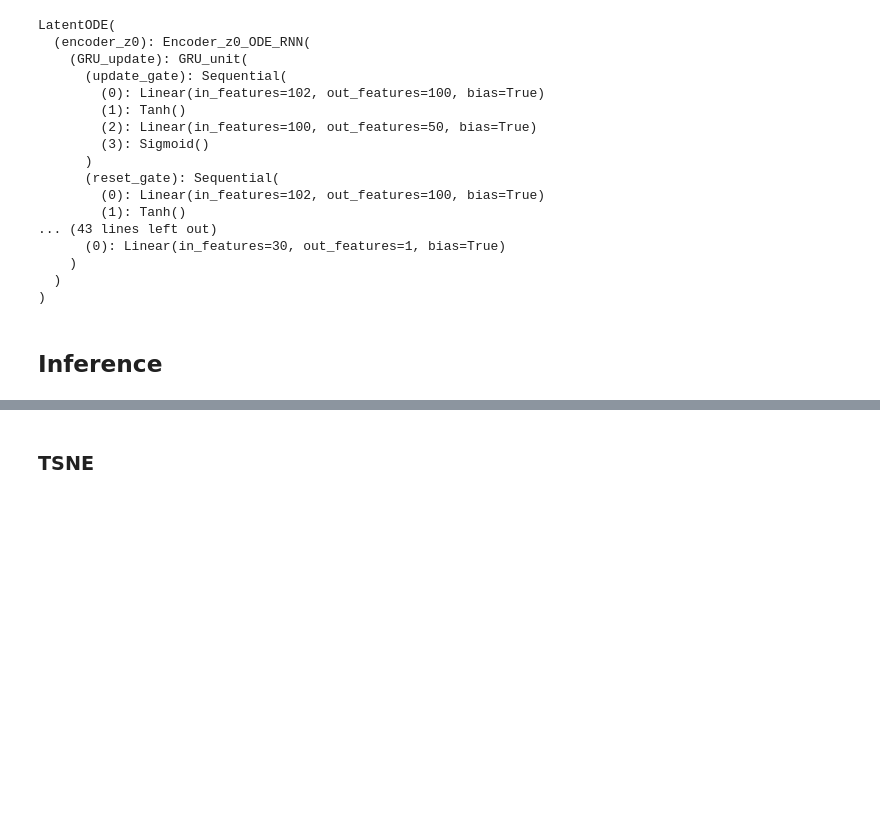
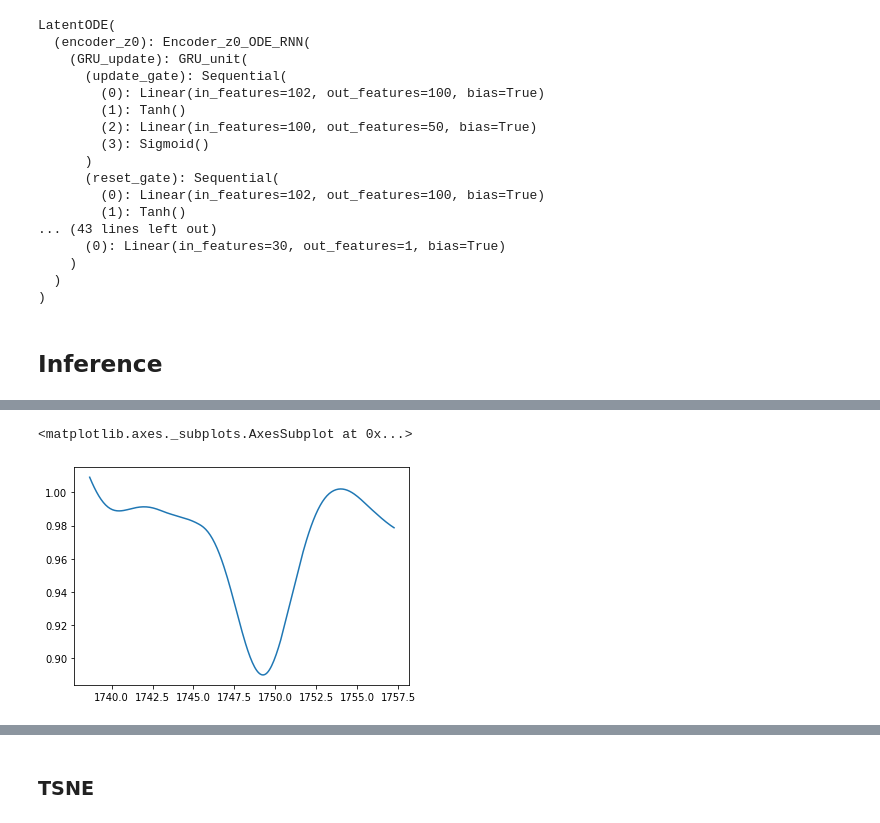
Before and after one commit to glennkroegel/pytorch-starlightcurves, a Jupyter notebook: reconstruct_interpolated_latent_ode.ipynb, the cells around one changed output, grey strips where cells are left out. Saved outputs shown, nothing was run; the diff lists cells and outputs as text; code cells hidden in the pictures; blank space fills up the shorter version.

```diff
--- a/reconstruct_interpolated_latent_ode.ipynb
+++ b/reconstruct_interpolated_latent_ode.ipynb
@@ -124,3 +131,10 @@ sns.lineplot(x=t, y=out)
+# %%
+ix=19
+# %%
+sns.lineplot(x=t, y=recs[ix][0].squeeze().detach().cpu().numpy())
+# %% [output]
+<matplotlib.axes._subplots.AxesSubplot at 0x...>
+[figure, added]
 # %%
 sns.lineplot(x=t, y=truths[ix].squeeze().detach().cpu().numpy())
 # %% [output]
```
Also changed, not shown: parts of 19 cells of this notebook, 4 other files.
